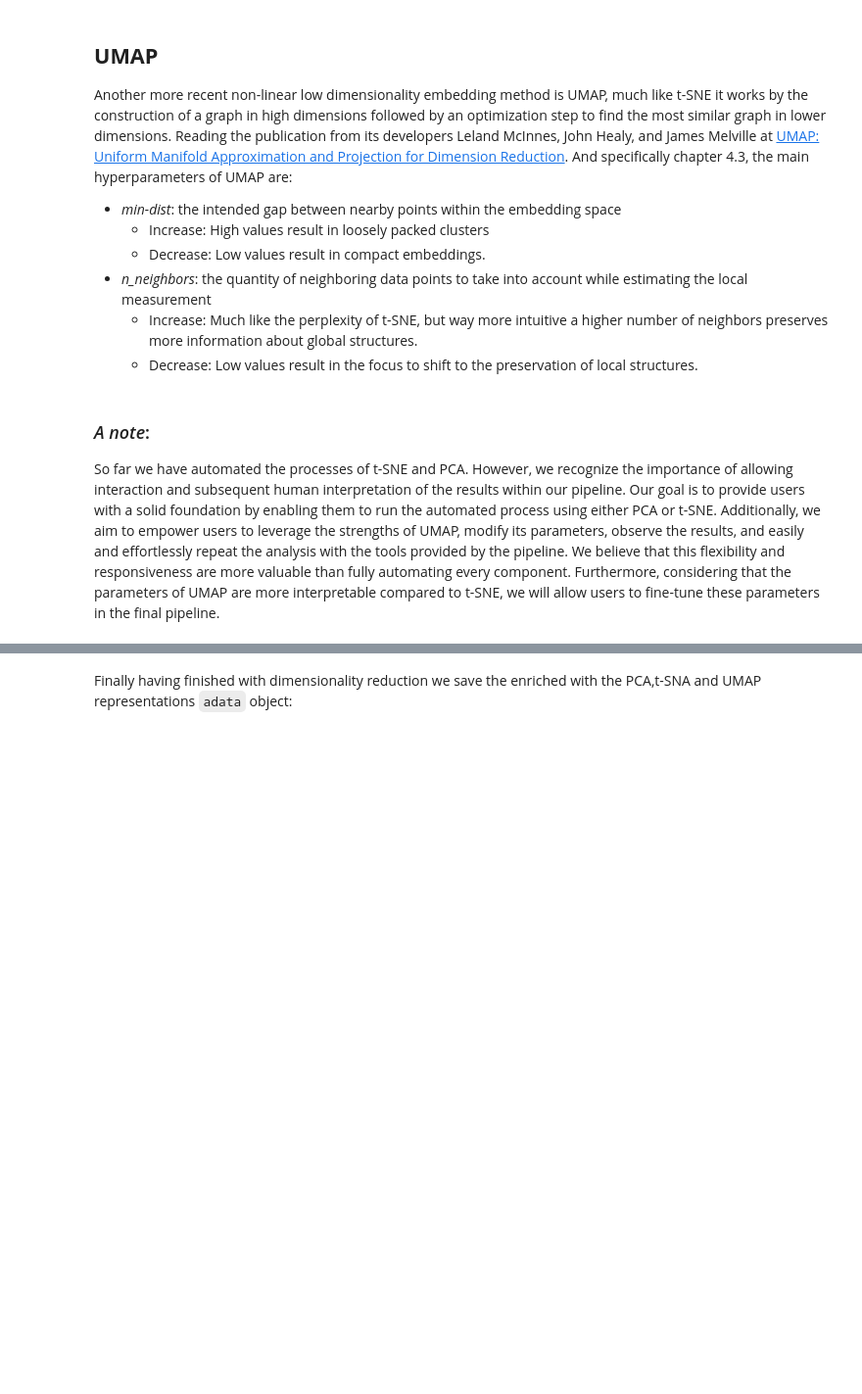
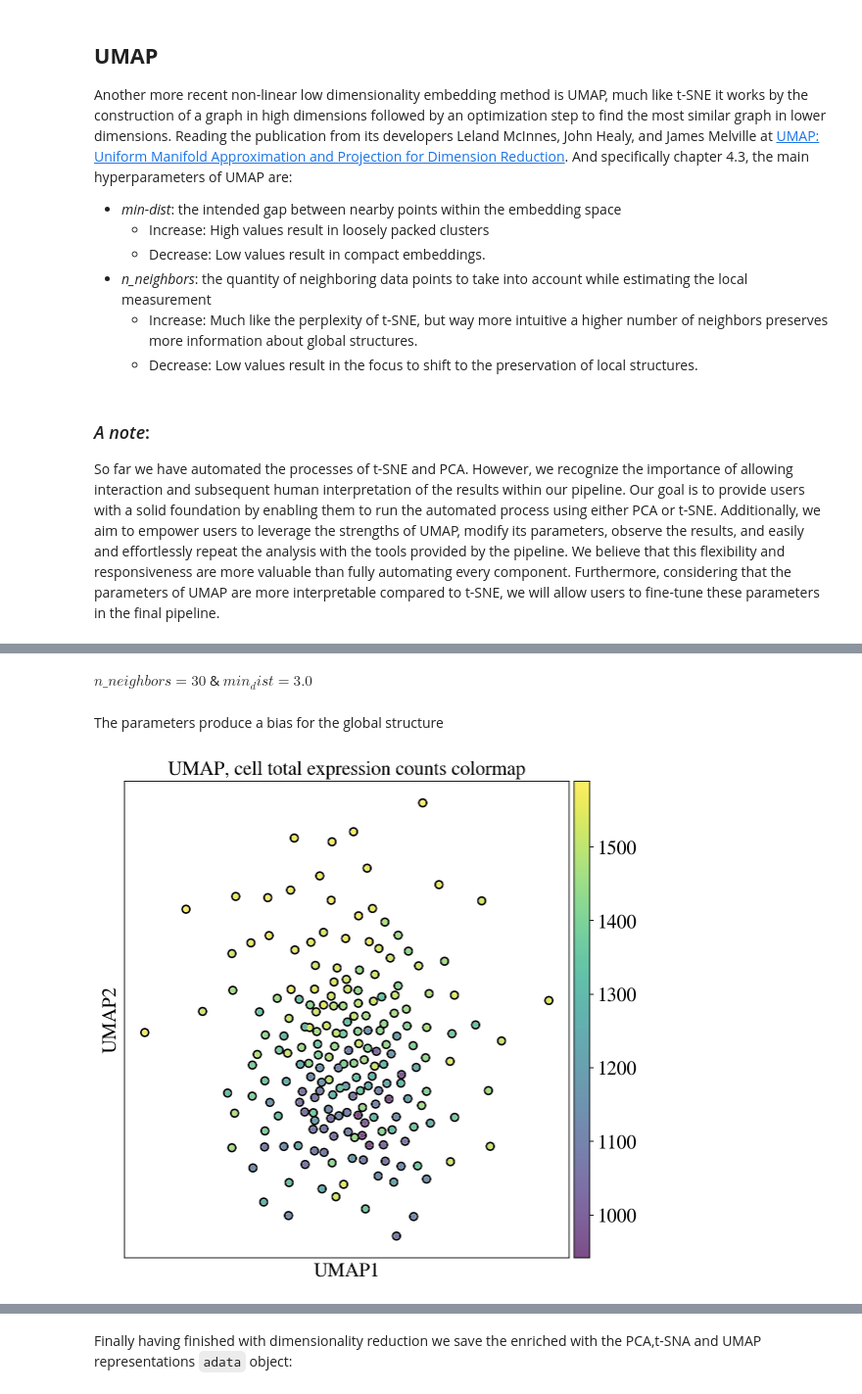
Before and after one commit to KyriakosPsa/scGmix-ML-pipeline, a Jupyter notebook: dimreduction.ipynb, the cells around one changed output, grey strips where cells are left out. Shown at 98% size. Cells and saved outputs as stored; diff of their text form; code cells hidden in the pictures; blank space fills up the shorter version.

```diff
--- a/dimreduction.ipynb
+++ b/dimreduction.ipynb
@@ -225 +225,11 @@ sc.pl.umap(adata, add_outline=True, size=100, title="UMAP, cell total expression
+# %% [markdown]
+$n\_neighbors = 30$ & $min_dist = 3.0$
+# %% [markdown]
+The parameters produce a bias for the global structure
+# %%
+sc.pp.neighbors(adata, n_neighbors=15, random_state=42, n_pcs=kaiser.shape[0])
+sc.tl.umap(adata, min_dist=3.0, random_state=42)
+sc.pl.umap(adata, add_outline=True, size=100, title="UMAP, cell total expression counts colormap", color="total_counts")
+# %% [output]
+[figure, added]
 # %% [markdown]
```
Also changed, not shown: parts of 15 cells of this notebook.
